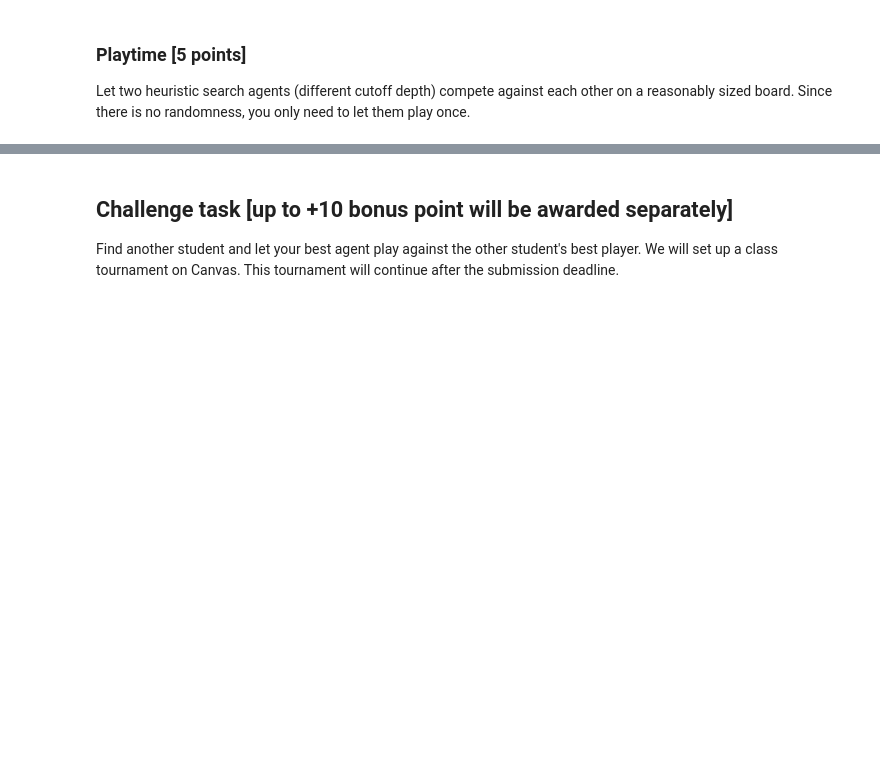
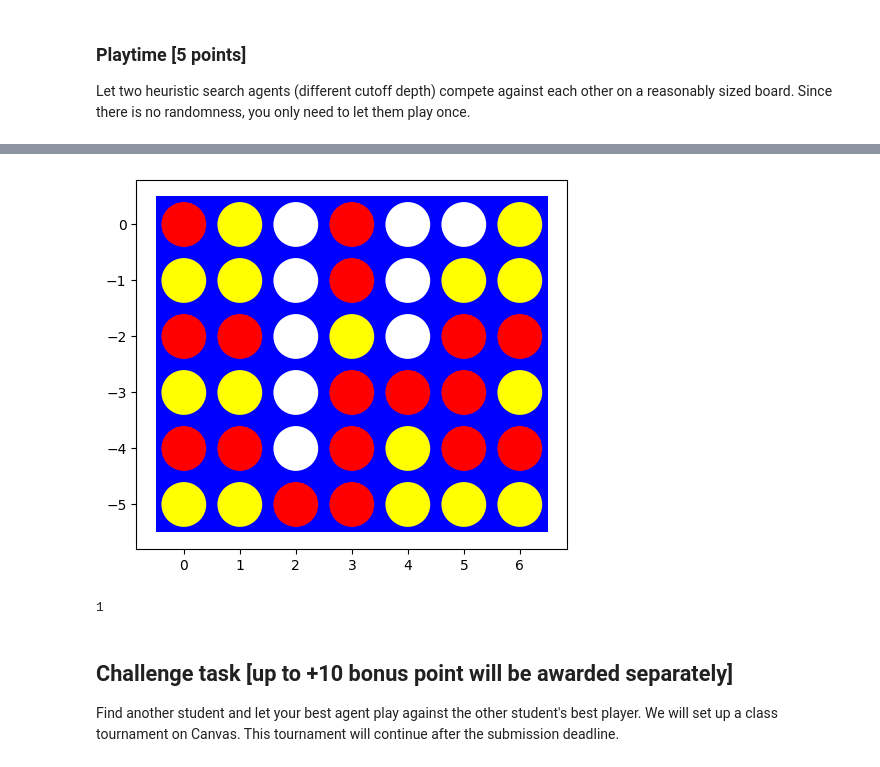
Before and after one commit to LaiTanTai/CSTTNT_NC, a Jupyter notebook: lab04/assignment_connect4.ipynb, the cells around one changed output, grey strips where cells are left out. Drawn from its saved outputs; the diff is of its cells as text; code cells hidden in the pictures; blank space fills up the shorter version.

```diff
--- a/lab04/assignment_connect4.ipynb
+++ b/lab04/assignment_connect4.ipynb
@@ -915,21 +920,3 @@ Wall time: 17.5 ms
 ### Playtime [5 points]
 
 Let two heuristic search agents (different cutoff depth) compete against each other on a reasonably sized board. Since there is no randomness, you only need to let them play once.
-# %%
-# Your code/ answer goes here.
-# board = empty_board()
-# last_row_each_col = [len(board) - 1] * len(board[0])
-s = [
-    [0, 0, 0, 0, 0],
-    [0, 0, 0, 0, 0],
-    [-1, 1, 0, -1, -1],
-    [-1, -1, 1, 1, 1],
-    [1, -1, -1, 1, 1]
-]
-board = np.array(s)
-last_row_each_col = [0, 1, 2, 3, 1]  # chỉ 5 phần tử
-current_node = Node(board, last_row_each_col)
-alpha = -math.inf
-beta = +math.inf
-visualize(board)
-%time alpha_beta_decision(current_node, alpha, beta, 0, 4)
@@ -941,3 +923,34 @@ Wall time: 42.6 ms
+# %%
+# Your code/ answer goes here.
+def play_game():
+    board = empty_board()   #Khởi tạo bàn cờ trống
+    current_agent = player(board) #Hàm xác định người chơi hiện tại
+    last_row_each_col = np.sum(board == 0, axis=0) - 1
+    node = Node(board,last_row_each_col)
+
+    while True:
+        action, value = alpha_beta_decision(node,-math.inf,+math.inf,0,4)
+        board, new_last_row_each_col = result(board, last_row_each_col, action, current_agent)
+        winner, is_terminal = terminal_test(board, new_last_row_each_col)
+         #Kiểm tra trận đấu kết thúc chưa và trả về người thắng
+        if is_terminal:
+            visualize(board)
+            if winner == 1:
+                return 1
+            elif winner == -1:
+                return -1
+            else:
+                return 0
+        #Cập nhật các cột mới có thể đánh sau khi agent thực hiện hành động
+        last_row_each_col = new_last_row_each_col
+        #Cập nhật lại lượt của agent hiện tại
+        current_agent = -current_agent
+        node.board = board
+        node.last_row_each_col = new_last_row_each_col
+print(play_game())
+# %% [output]
+[figure, added]
+1
 # %% [markdown]
 ## Challenge task [up to +10 bonus point will be awarded separately]
 
```
Also changed, not shown: parts of 12 cells of this notebook.
